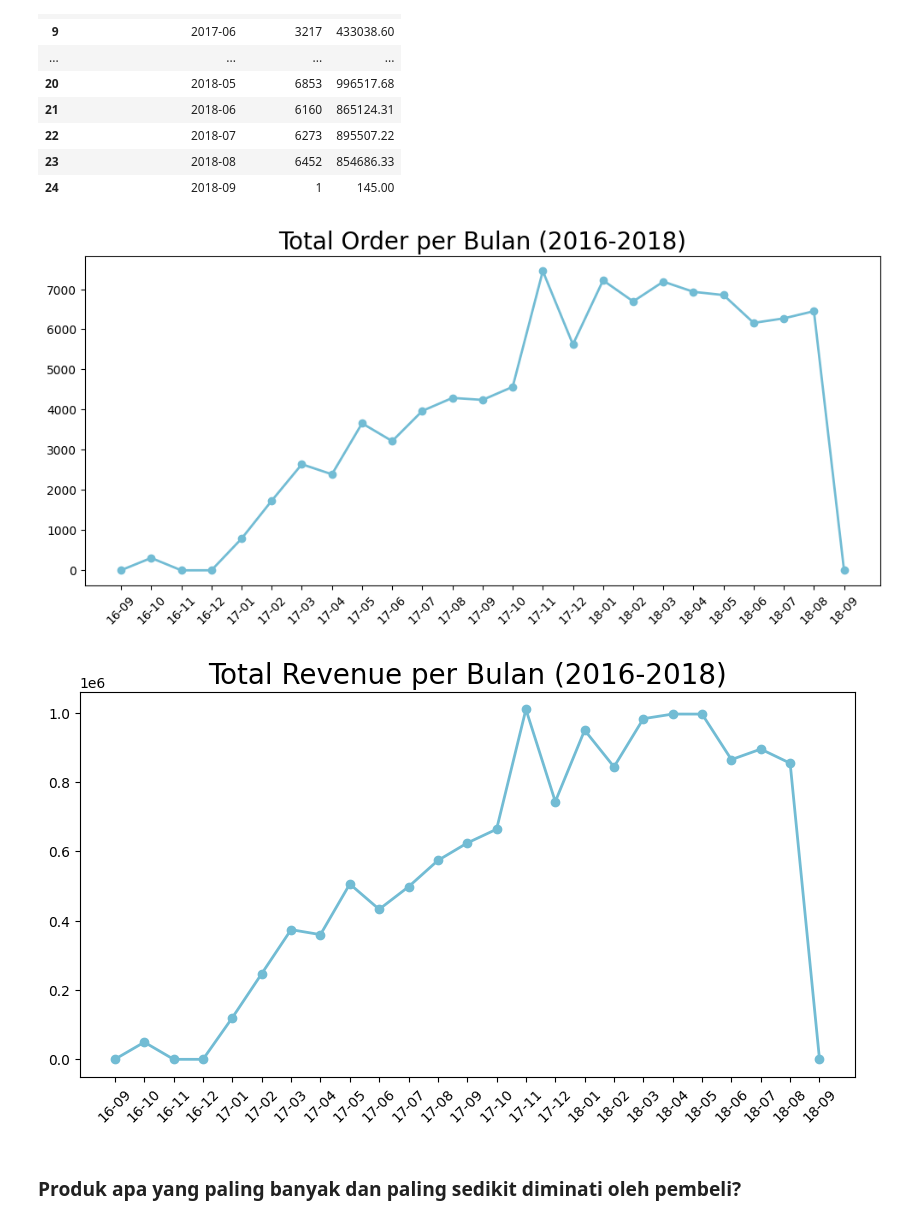
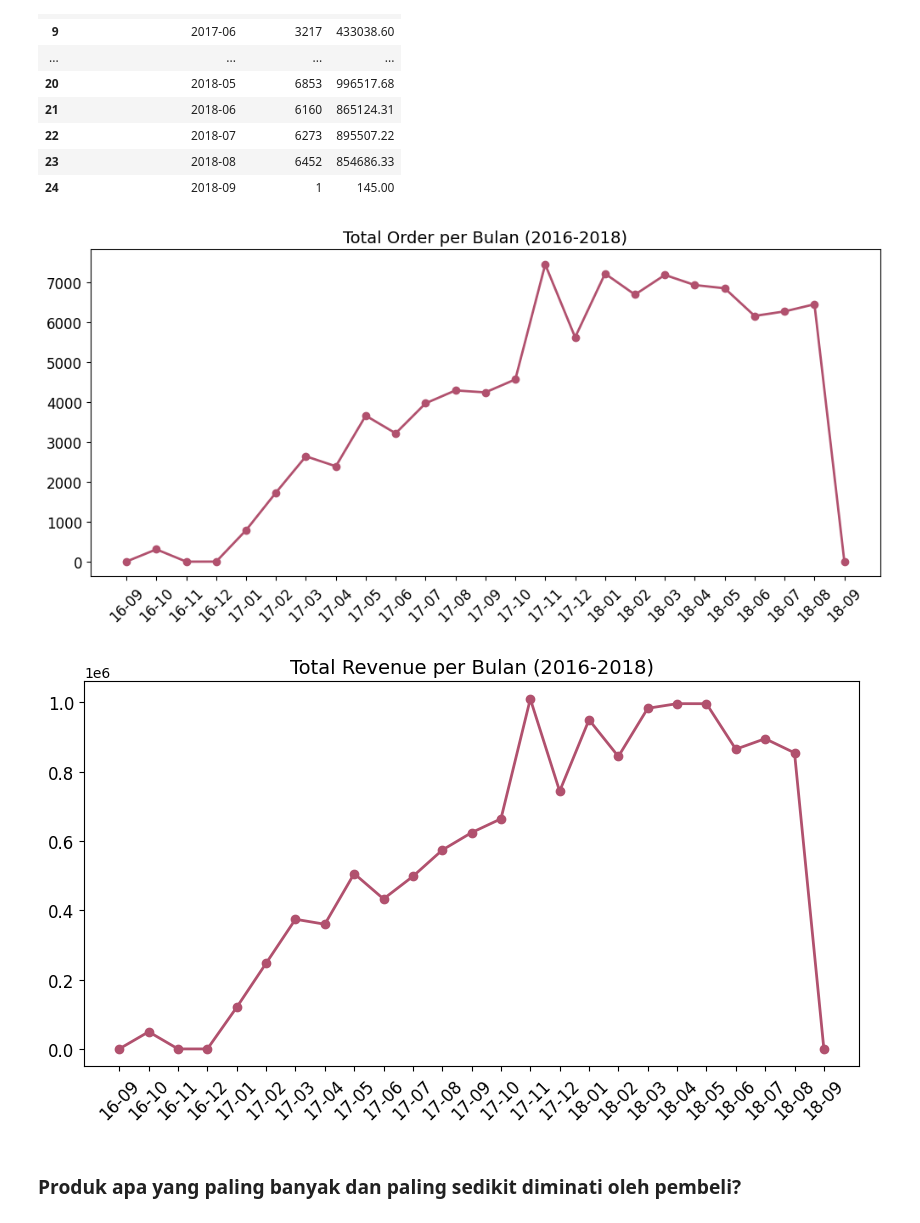
Before and after one commit to hilmansw/Brazilian-E-Commerce-Data-Analysis, a Jupyter notebook: notebook.ipynb, the cells around one changed output. Drawn from its saved outputs; the diff is of its cells as text; code cells hidden in the pictures.

```diff
--- a/notebook.ipynb
+++ b/notebook.ipynb
@@ -1132,26 +1132,26 @@ monthly_orders_df
 # %%
 # menampilkan performa penjualan (total order per bulan) menggunakan line chart
 monthly_orders_df = order_items_orders_dataset.resample(rule='M', on='order_purchase_timestamp').agg({
     "order_id": "nunique",
     "price": "sum"
 })
 
 monthly_orders_df.index = monthly_orders_df.index.strftime('%y-%m')
 
 monthly_orders_df = monthly_orders_df.reset_index()
 monthly_orders_df.rename(columns={
     "order_id": "order_count",
     "price": "revenue"
 }, inplace=True)
 
 plt.figure(figsize=(12, 5))
-plt.plot(monthly_orders_df["order_purchase_timestamp"], monthly_orders_df["order_count"], marker='o', linewidth=2, color="#72BCD4")
-plt.title("Total Order per Bulan (2016-2018)", loc="center", fontsize=20)
-plt.xticks(fontsize=10, rotation=45)
-plt.yticks(fontsize=10)
+plt.plot(monthly_orders_df["order_purchase_timestamp"], monthly_orders_df["order_count"], marker='o', linewidth=2, color="#B1516E")
+plt.title("Total Order per Bulan (2016-2018)", loc="center", fontsize=14)
+plt.xticks(fontsize=12, rotation=45)
+plt.yticks(fontsize=12)
 plt.show()
 # %% [output]
-[figure, old version]
+[figure, new version]
 # %%
 # menampilkan performa penjualan (total revenue per bulan) dengan line chart
 plt.figure(figsize=(10, 5))
@@ -1160,15 +1160,15 @@ plt.plot(
     monthly_orders_df["revenue"],
     marker='o',
     linewidth=2,
-    color="#72BCD4"
+    color="#B1516E"
 )
 
-plt.title("Total Revenue per Bulan (2016-2018)", loc="center", fontsize=20)
-plt.xticks(fontsize=10, rotation=45)
-plt.yticks(fontsize=10)
+plt.title("Total Revenue per Bulan (2016-2018)", loc="center", fontsize=14)
+plt.xticks(fontsize=12, rotation=45)
+plt.yticks(fontsize=12)
 plt.show()
 # %% [output]
-[figure, old version]
+[figure, new version]
 # %% [markdown]
 ### Produk apa yang paling banyak dan paling sedikit diminati oleh pembeli?
 # %%
```
Also changed, not shown: parts of 8 cells of this notebook, 1 other file.
